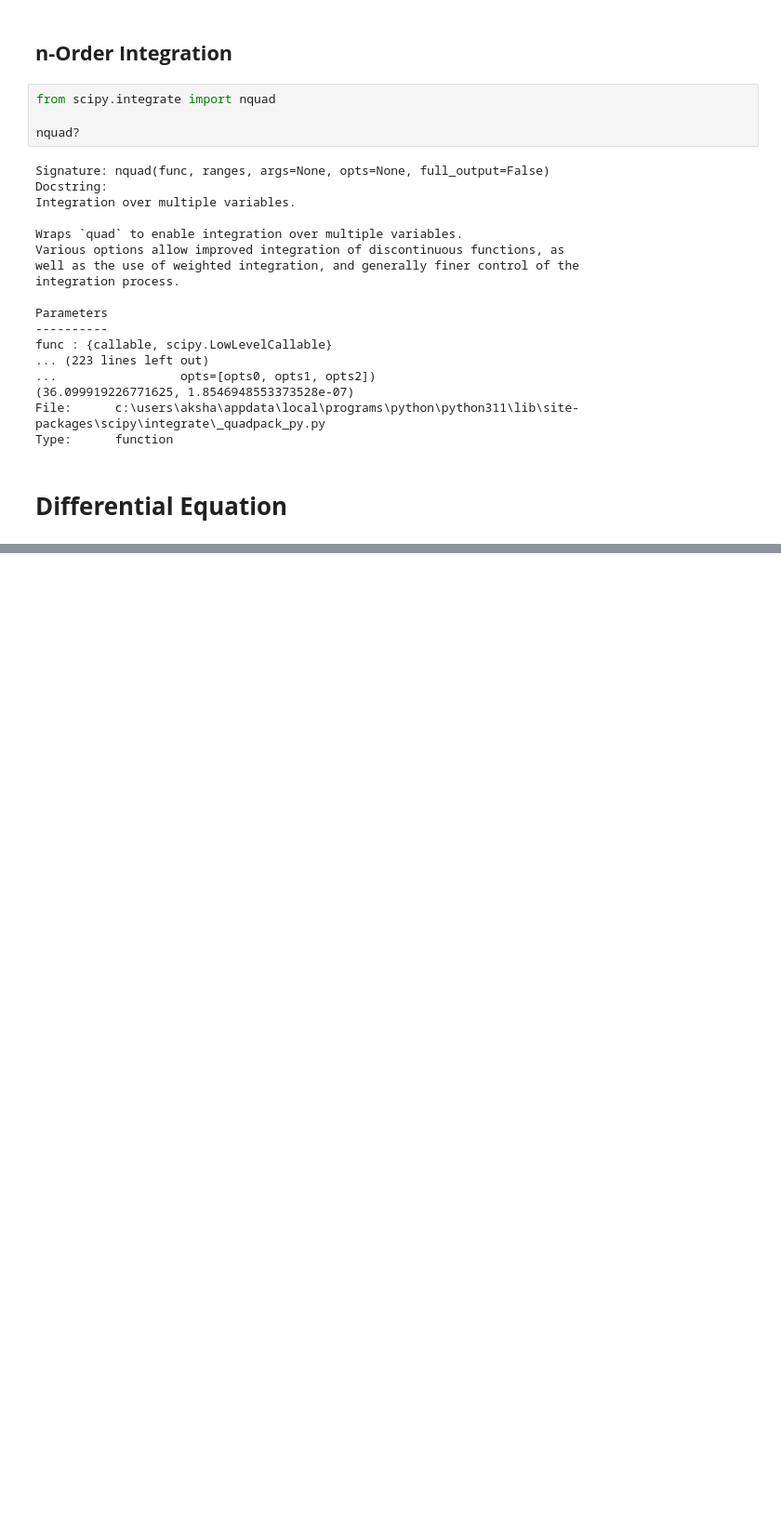
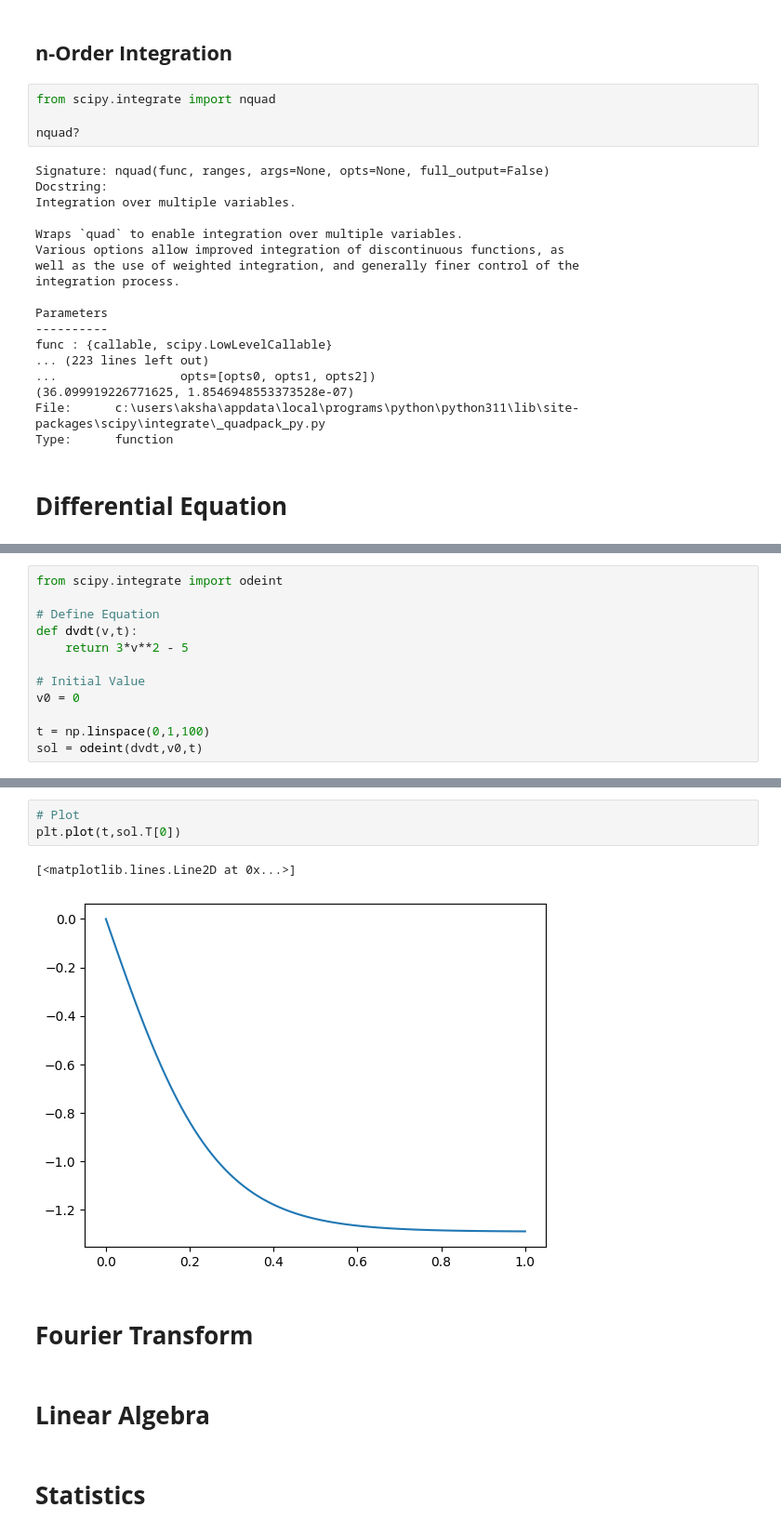
Before and after one commit to akshayyewle/Python, a Jupyter notebook: 09 Scipy Tutorial/Python Notebook 01 - 09 Dec 2023.ipynb, the cells around one changed output, grey strips where cells are left out. Shown at 93% size. Cells and saved outputs as stored; diff of their text form; blank space fills up the shorter version.

```diff
--- a/09 Scipy Tutorial/Python Notebook 01 - 09 Dec 2023.ipynb
+++ b/09 Scipy Tutorial/Python Notebook 01 - 09 Dec 2023.ipynb
@@ -370,0 +376,12 @@ Type:      function
+# %%
+from scipy.integrate import odeint
+
+# Define Equation
+def dvdt(v,t):
+    return 3*v**2 - 5
+
+# Initial Value
+v0 = 0
+
+t = np.linspace(0,1,100)
+sol = odeint(dvdt,v0,t)
@@ -370,0 +459,12 @@ Type:      function
+# %%
+# Plot
+plt.plot(t,sol.T[0])
+# %% [output]
+[<matplotlib.lines.Line2D at 0x...>]
+[figure, added]
+# %% [markdown]
+# **Fourier Transform**
+# %% [markdown]
+# **Linear Algebra**
+# %% [markdown]
+# **Statistics**
```
Also changed, not shown: parts of 4 cells of this notebook.
